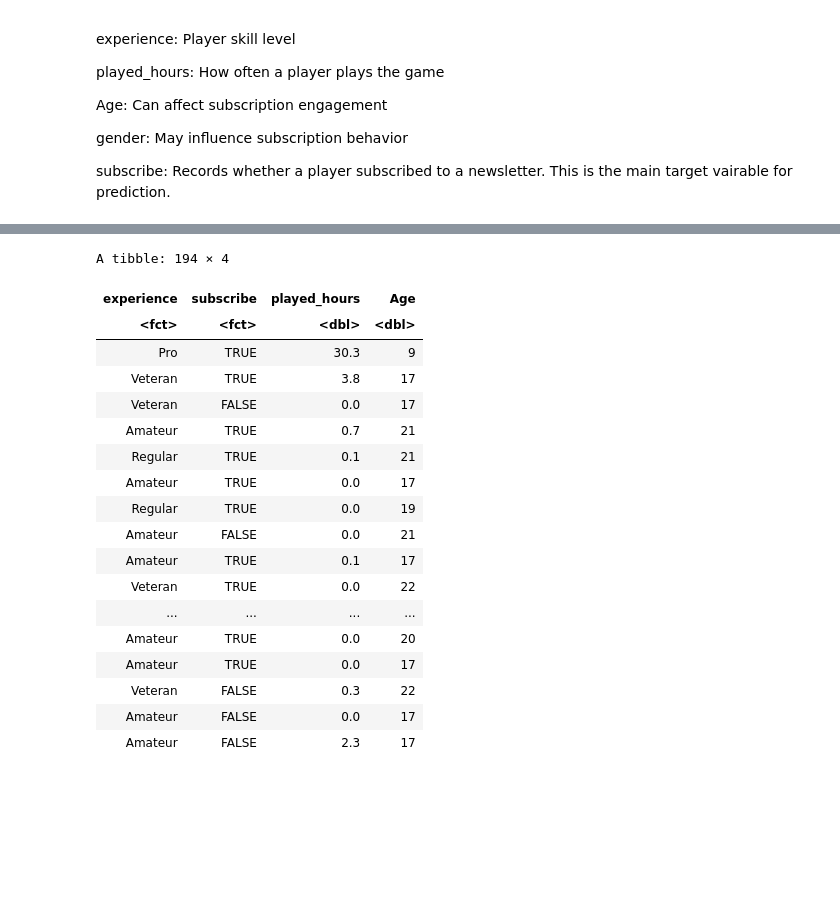
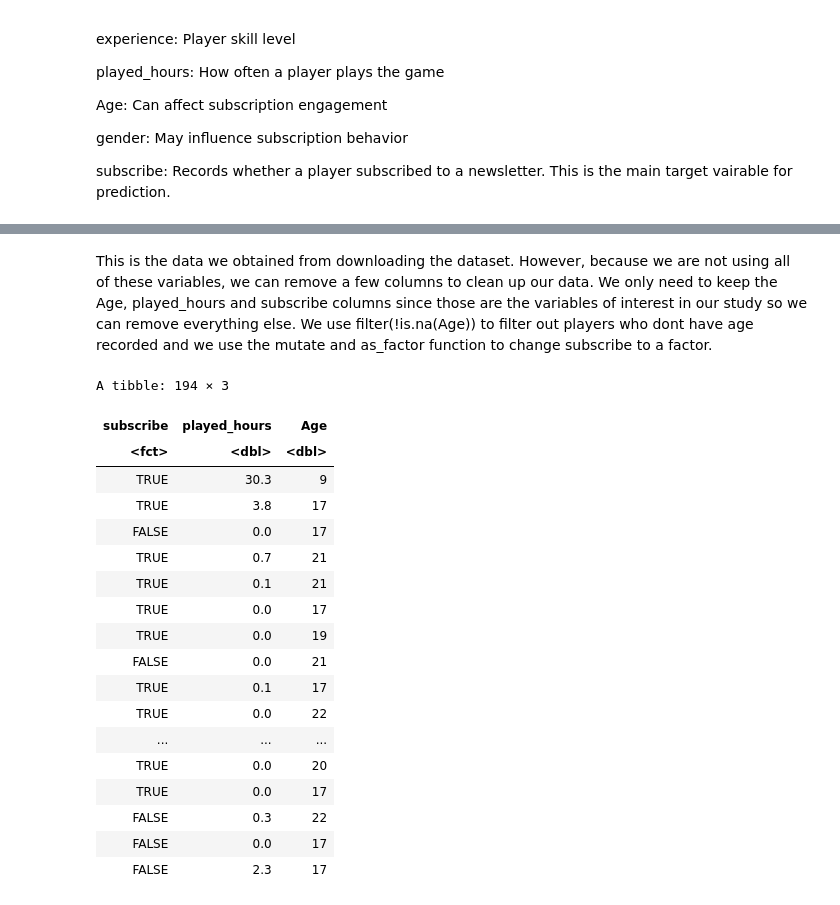
Before and after one commit to KatieHoang-oss/dsci-100-project, a Jupyter notebook: final_project.ipynb, the cells around one changed output, grey strips where cells are left out. Drawn from its saved outputs; the diff is of its cells as text; code cells hidden in the pictures; blank space fills up the shorter version.

```diff
--- a/final_project.ipynb
+++ b/final_project.ipynb
@@ -72,29 +74,31 @@ A spec_tbl_df: 196 × 7
 | Amateur | FALSE | d572f391d452b76ea2d7e5e53a3d38bfd... | 0.0 | Dylan | Prefer not to say | 17 |
 | Amateur | FALSE | f19e136ddde68f365afc860c725ccff54... | 2.3 | Harlow | Male | 17 |
 | Pro | TRUE | d9473710057f7d42f36570f0be83817a4... | 0.2 | Ahmed | Other | NA |
+# %% [markdown]
+This is the data we obtained from downloading the dataset. However, because we are not using all of these variables, we can remove a few columns to clean up our data. We only need to keep the Age, played_hours and subscribe columns since those are the variables of interest in our study so we can remove everything else. We use filter(!is.na(Age)) to filter out players who dont have age recorded and we use the mutate and as_factor function to change subscribe to a factor.
 # %%
-players_clean <- players_data |>
-select(-hashedEmail, -name, -gender) |>
+players_clean <- players_data|>
+select(-hashedEmail, -name, -experience, -gender) |>
 filter(!is.na(Age)) |>
-mutate(subscribe = as_factor(subscribe), experience = as_factor(experience))
+mutate(subscribe = as_factor(subscribe))
 players_clean
 # %% [output]
-A tibble: 194 × 4
+A tibble: 194 × 3
-| experience | subscribe | played_hours | Age |
-| <fct> | <fct> | <dbl> | <dbl> |
-| Pro | TRUE | 30.3 | 9 |
-| Veteran | TRUE | 3.8 | 17 |
-| Veteran | FALSE | 0.0 | 17 |
-| Amateur | TRUE | 0.7 | 21 |
-| Regular | TRUE | 0.1 | 21 |
-| Amateur | TRUE | 0.0 | 17 |
-| Regular | TRUE | 0.0 | 19 |
-| Amateur | FALSE | 0.0 | 21 |
-| Amateur | TRUE | 0.1 | 17 |
-| Veteran | TRUE | 0.0 | 22 |
-| ... | ... | ... | ... |
-| Amateur | TRUE | 0.0 | 20 |
-| Amateur | TRUE | 0.0 | 17 |
-| Veteran | FALSE | 0.3 | 22 |
-| Amateur | FALSE | 0.0 | 17 |
-| Amateur | FALSE | 2.3 | 17 |
+| subscribe | played_hours | Age |
+| <fct> | <dbl> | <dbl> |
+| TRUE | 30.3 | 9 |
+| TRUE | 3.8 | 17 |
+| FALSE | 0.0 | 17 |
+| TRUE | 0.7 | 21 |
+| TRUE | 0.1 | 21 |
+| TRUE | 0.0 | 17 |
+| TRUE | 0.0 | 19 |
+| FALSE | 0.0 | 21 |
+| TRUE | 0.1 | 17 |
+| TRUE | 0.0 | 22 |
+| ... | ... | ... |
+| TRUE | 0.0 | 20 |
+| TRUE | 0.0 | 17 |
+| FALSE | 0.3 | 22 |
+| FALSE | 0.0 | 17 |
+| FALSE | 2.3 | 17 |
```
Also changed, not shown: parts of 17 cells of this notebook.
